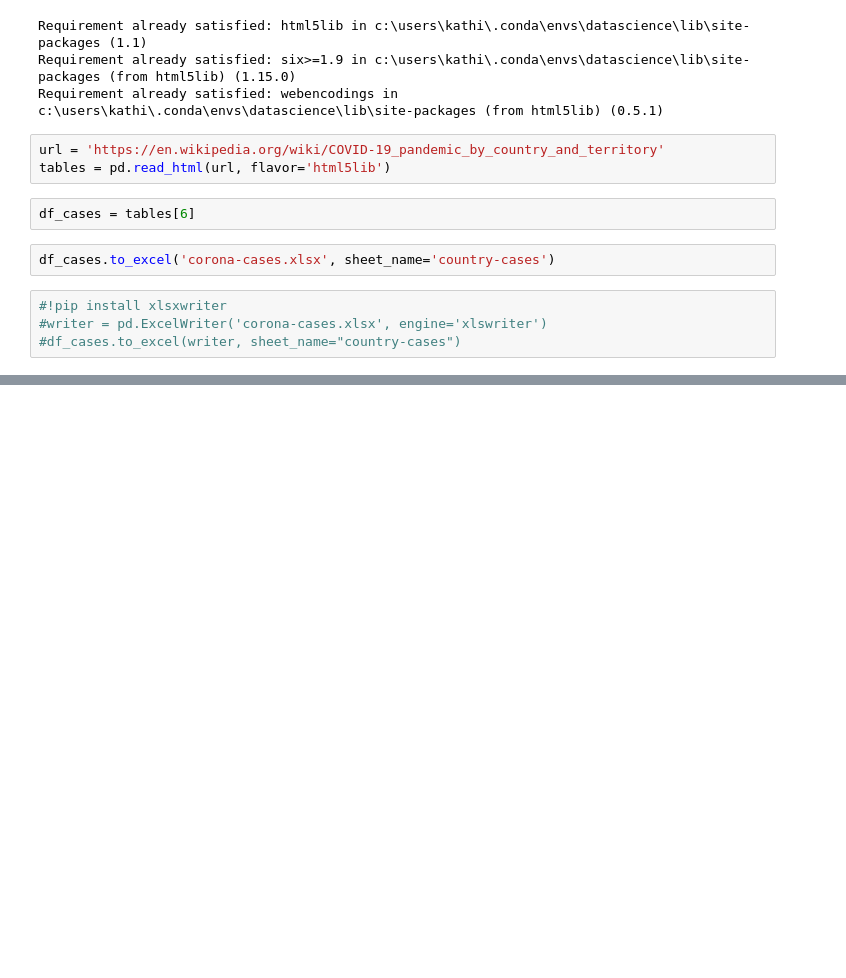
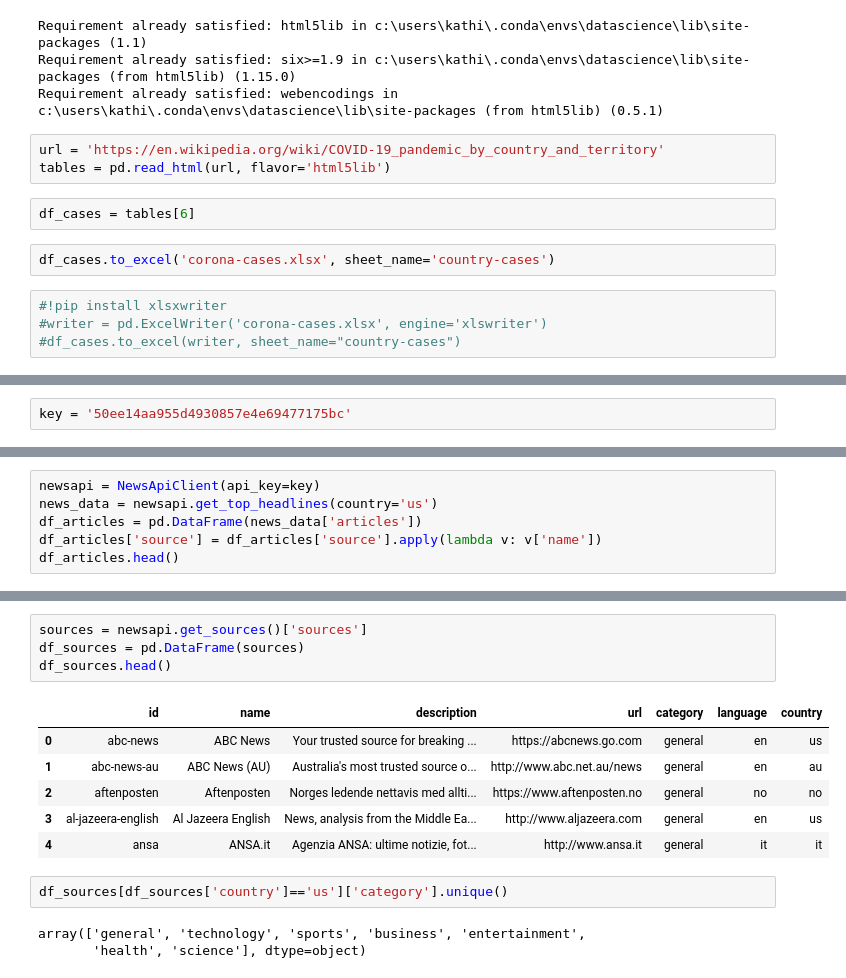
Before and after one commit to sujanshirol/gl-nlp, a Jupyter notebook: S3/GL - NLP - Session 3.ipynb, the cells around one changed output, grey strips where cells are left out. Saved outputs shown, nothing was run; the diff lists cells and outputs as text; blank space fills up the shorter version.

```diff
--- a/S3/GL - NLP - Session 3.ipynb
+++ b/S3/GL - NLP - Session 3.ipynb
@@ -123,0 +198,2 @@ page = requests.get(url, headers=HEADERS).text
+# %%
+key = '50ee14aa955d4930857e4e69477175bc'
@@ -123,0 +222,6 @@ page = requests.get(url, headers=HEADERS).text
+# %%
+newsapi = NewsApiClient(api_key=key)
+news_data = newsapi.get_top_headlines(country='us')
+df_articles = pd.DataFrame(news_data['articles'])
+df_articles['source'] = df_articles['source'].apply(lambda v: v['name'])
+df_articles.head()
@@ -123,0 +235,16 @@ page = requests.get(url, headers=HEADERS).text
+# %%
+sources = newsapi.get_sources()['sources']
+df_sources = pd.DataFrame(sources)
+df_sources.head()
+# %% [output]
+|  | id | name | description | url | category | language | country |
+| 0 | abc-news | ABC News | Your trusted source for breaking ... | https://abcnews.go.com | general | en | us |
+| 1 | abc-news-au | ABC News (AU) | Australia's most trusted source o... | http://www.abc.net.au/news | general | en | au |
+| 2 | aftenposten | Aftenposten | Norges ledende nettavis med allti... | https://www.aftenposten.no | general | no | no |
+| 3 | al-jazeera-english | Al Jazeera English | News, analysis from the Middle Ea... | http://www.aljazeera.com | general | en | us |
+| 4 | ansa | ANSA.it | Agenzia ANSA: ultime notizie, fot... | http://www.ansa.it | general | it | it |
+# %%
+df_sources[df_sources['country']=='us']['category'].unique()
+# %% [output]
+array(['general', 'technology', 'sports', 'business', 'entertainment',
+       'health', 'science'], dtype=object)
```
Also changed, not shown: parts of 23 cells of this notebook.
